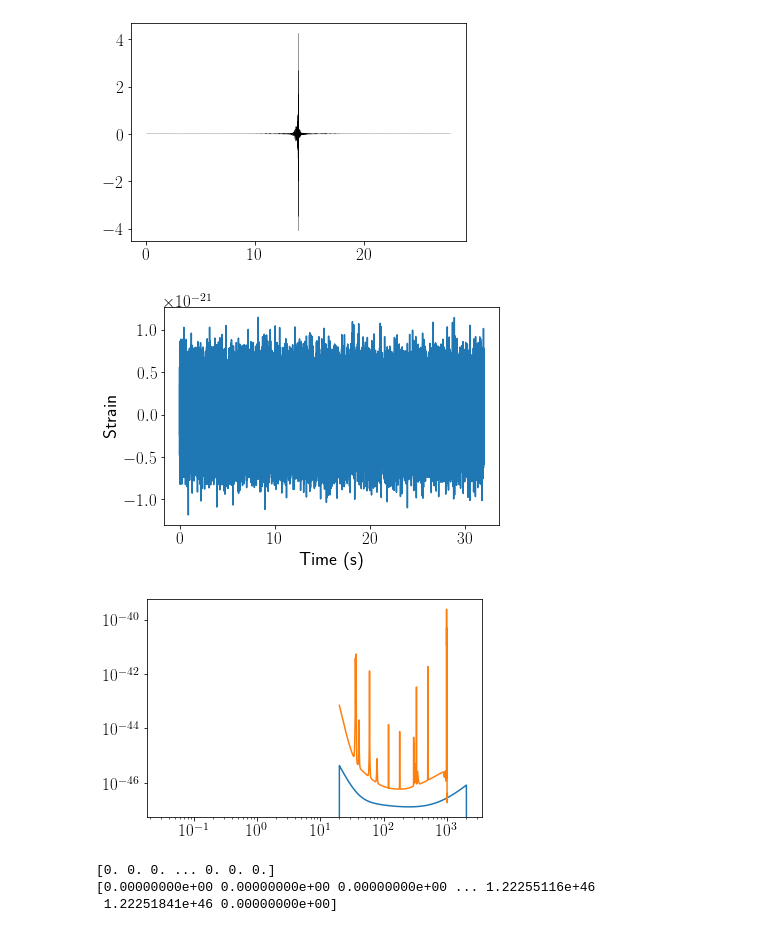
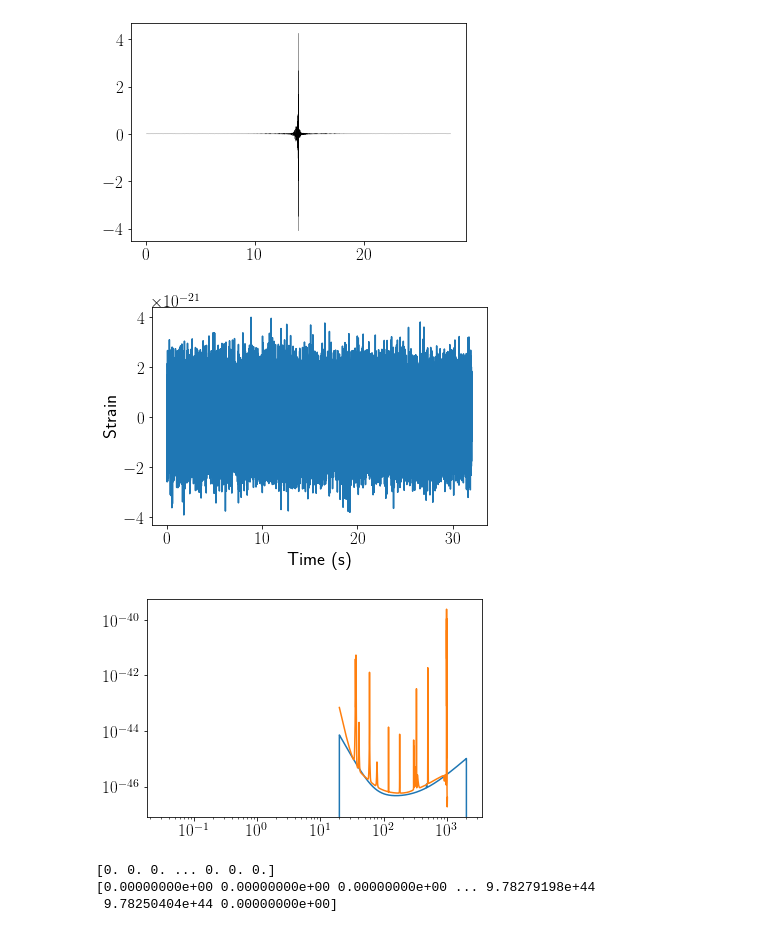
Before and after one commit to Fergus-Hayes/quantum-matched-filter, a Jupyter notebook: CMF.ipynb, the cells around one changed output. Saved outputs shown, nothing was run; the diff lists cells and outputs as text; code cells hidden in the pictures.

```diff
--- a/CMF.ipynb
+++ b/CMF.ipynb
@@ -115,29 +115,29 @@ plt.show()
 # %%
 import pycbc.noise
 import pycbc.psd
 import pylab
 
 # The color of the noise matches a PSD which you provide
 flen = int(2048 / df) + 1
-noise_psd = pycbc.psd.aLIGOZeroDetHighPower(flen, df, f_low)
+noise_psd = pycbc.psd.aLIGOMidLowSensitivityP1200087(flen, df, f_low)
 
 # Generate 32 seconds of noise at 4096 Hz
 tsamples = int(32 / dt)
 noise = pycbc.noise.noise_from_psd(tsamples, dt, noise_psd)
 
 pylab.plot(noise.sample_times, noise)
 pylab.ylabel('Strain')
 pylab.xlabel('Time (s)')
 pylab.show()
 # %% [output]
-[figure, old version]
+[figure, new version]
 # %%
 plt.loglog(noise_psd.sample_frequencies,noise_psd)
 plt.loglog(psd_data[:,0],psd_data[:,1])
 
 plt.show()
 # %% [output]
-[figure, old version]
+[figure, new version]
 # %%
 inv_noise_psd_func = interp1d(noise_psd.sample_frequencies,1.0/np.array(noise_psd),kind='linear',fill_value=(0.0,0.0),bounds_error=False)
 inv_noise_psd = inv_noise_psd_func(f)
@@ -147,8 +147,8 @@ print(inv_psd)
 print(inv_noise_psd)
 # %% [output]
 [0. 0. 0. ... 0. 0. 0.]
-[0.00000000e+00 0.00000000e+00 0.00000000e+00 ... 1.22255116e+46
- 1.22251841e+46 0.00000000e+00]
+[0.00000000e+00 0.00000000e+00 0.00000000e+00 ... 9.78279198e+44
+ 9.78250404e+44 0.00000000e+00]
 # %%
 noise_w = gwfn.whiten(np.array(noise),inv_noise_psd,fs)
 # %%
```
Also changed, not shown: parts of 1 cell of this notebook, 2 other files.
